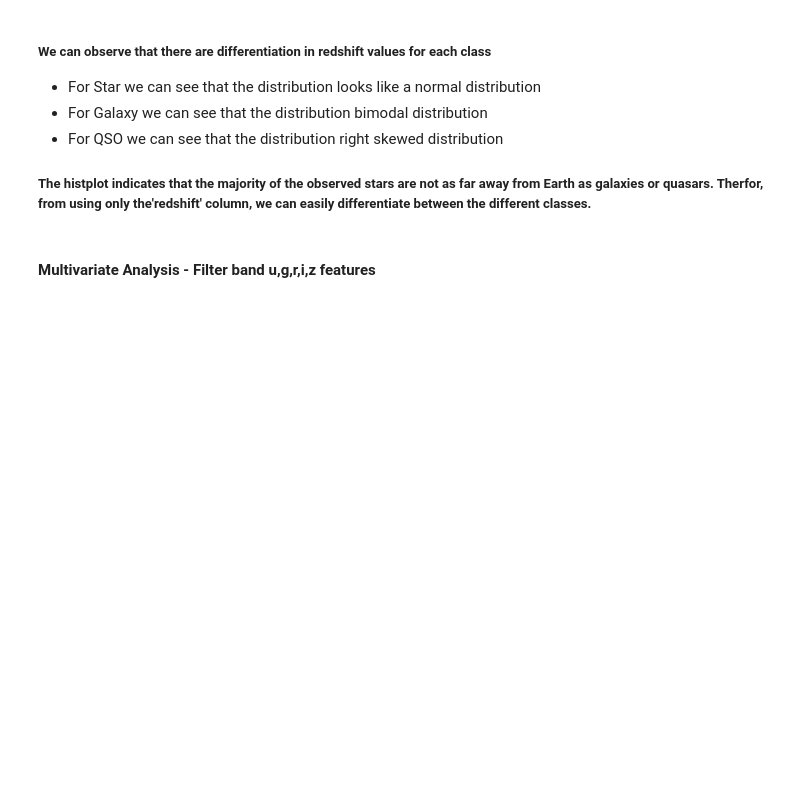
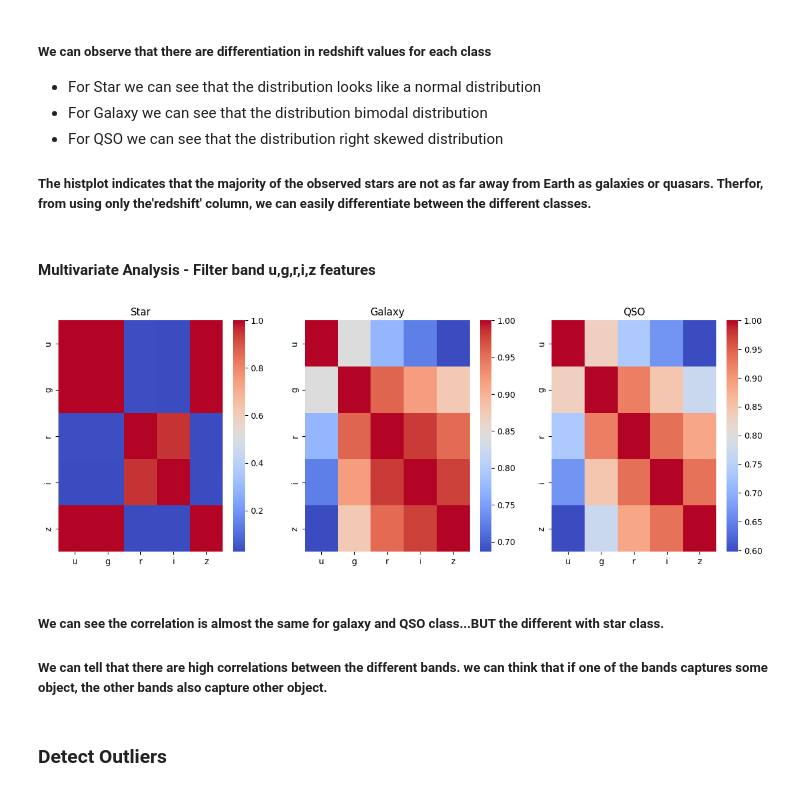
Before and after one commit to Maryamphd/Group-Assignment-No.3-Stellar-Classification, a Jupyter notebook: src_code/EDA_Steller_Classification.ipynb, the cells around one changed output. Drawn from its saved outputs; the diff is of its cells as text; code cells hidden in the pictures; blank space fills up the shorter version.

```diff
--- a/src_code/EDA_Steller_Classification.ipynb
+++ b/src_code/EDA_Steller_Classification.ipynb
@@ -182,8 +241,19 @@ ax = ax.set_title('QSO')
 # %%
 # In astronomy, a photometric system is a set of well-defined passbands (or optical filters), with a known sensitivity to incident radiation.
 # The sensitivity usually depends on the optical system, detectors and filters used.
 # Photometric systems are usually characterized according to the widths of their passbands which are used to capture the observations.
-filterbands = df.iloc[:,3:8]
-annot = True
-hm = sns.heatmap(data=filterbands,annot=annot)
-plt.show()
+fig, axes = plt.subplots(nrows=1, ncols=3,figsize=(15, 5))
+fig.set_dpi(100)
+ax = sns.heatmap(df[df['class']=='STAR'][['u', 'g', 'r', 'i', 'z']].corr(), ax = axes[0], cmap='coolwarm')
+ax.set_title('Star')
+ax = sns.heatmap(df[df['class']=='GALAXY'][['u', 'g', 'r', 'i', 'z']].corr(), ax = axes[1], cmap='coolwarm')
+ax.set_title('Galaxy')
+ax = sns.heatmap(df[df['class']=='QSO'][['u', 'g', 'r', 'i', 'z']].corr(), ax = axes[2], cmap='coolwarm')
+ax = ax.set_title('QSO')
+# %% [output]
+[figure, added]
+# %% [markdown]
+##### We can see  the correlation is almost  the same for galaxy and QSO class...BUT the different with star class.
+##### We can tell that there are high correlations between the different bands. we can think that if one of the bands captures some object, the other bands also capture other object.
+# %% [markdown]
+### Detect Outliers
```
Also changed, not shown: parts of 27 cells of this notebook, 3 other files.
